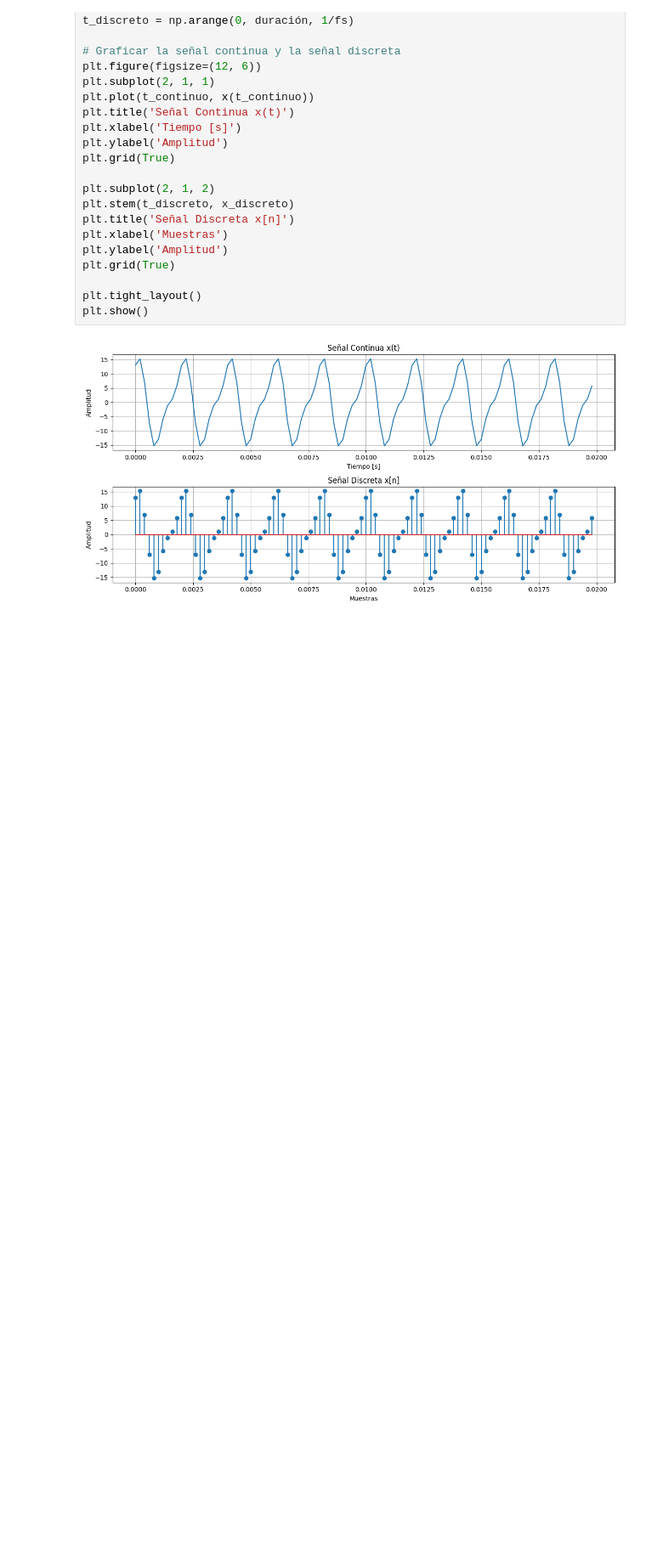
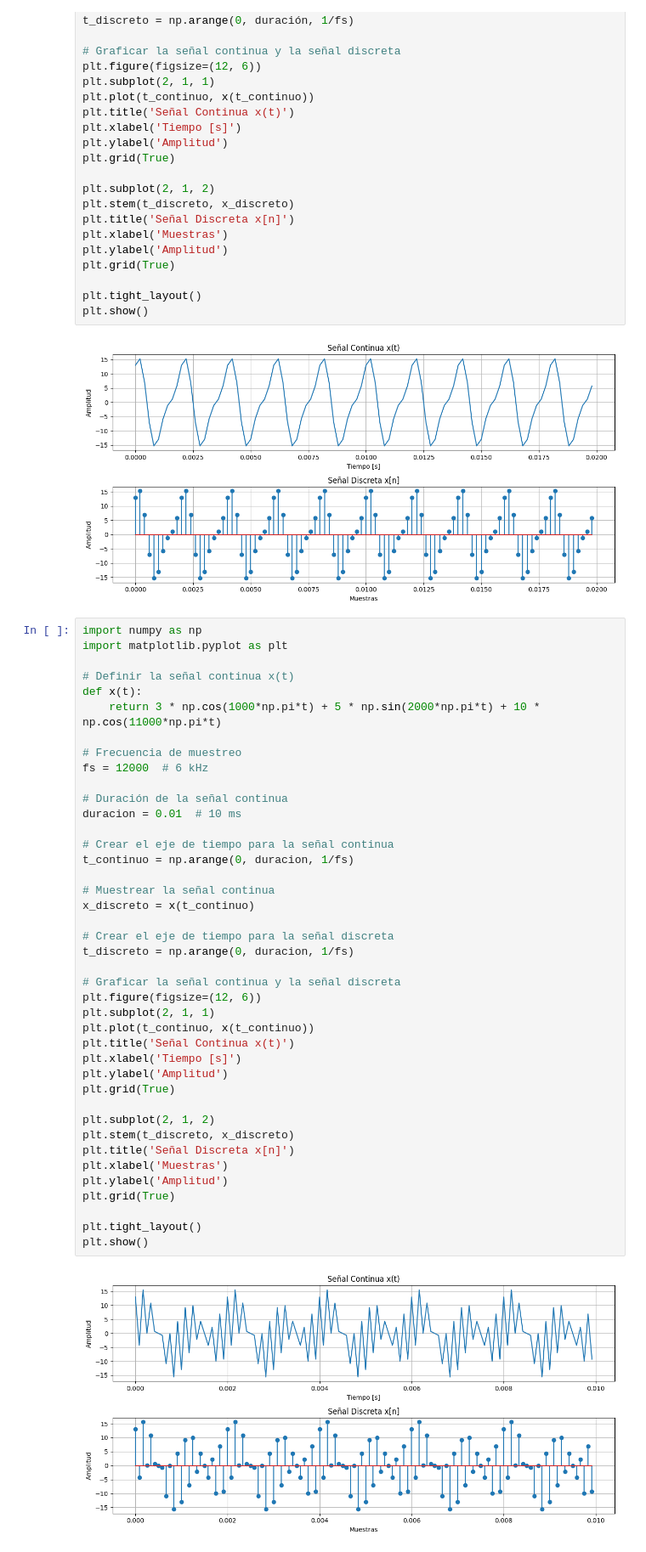
Before and after one commit to Cristian2820/Senales-y-sistemas, a Jupyter notebook: Parcial.ipynb, the cells around one changed output. Shown at 85% size. Cells and saved outputs as stored; diff of their text form; blank space fills up the shorter version.

```diff
--- a/Parcial.ipynb
+++ b/Parcial.ipynb
@@ -43,3 +43,46 @@ plt.tight_layout()
 plt.show()
 # %% [output]
 [figure]
+# %%
+import numpy as np
+import matplotlib.pyplot as plt
+
+# Definir la señal continua x(t)
+def x(t):
+    return 3 * np.cos(1000*np.pi*t) + 5 * np.sin(2000*np.pi*t) + 10 * np.cos(11000*np.pi*t)
+
+# Frecuencia de muestreo
+fs = 12000  # 6 kHz
+
+# Duración de la señal continua
+duracion = 0.01  # 10 ms
+
+# Crear el eje de tiempo para la señal continua
+t_continuo = np.arange(0, duracion, 1/fs)
+
+# Muestrear la señal continua
+x_discreto = x(t_continuo)
+
+# Crear el eje de tiempo para la señal discreta
+t_discreto = np.arange(0, duracion, 1/fs)
+
+# Graficar la señal continua y la señal discreta
+plt.figure(figsize=(12, 6))
+plt.subplot(2, 1, 1)
+plt.plot(t_continuo, x(t_continuo))
+plt.title('Señal Continua x(t)')
+plt.xlabel('Tiempo [s]')
+plt.ylabel('Amplitud')
+plt.grid(True)
+
+plt.subplot(2, 1, 2)
+plt.stem(t_discreto, x_discreto)
+plt.title('Señal Discreta x[n]')
+plt.xlabel('Muestras')
+plt.ylabel('Amplitud')
+plt.grid(True)
+
+plt.tight_layout()
+plt.show()
+# %% [output]
+[figure, added]
```
